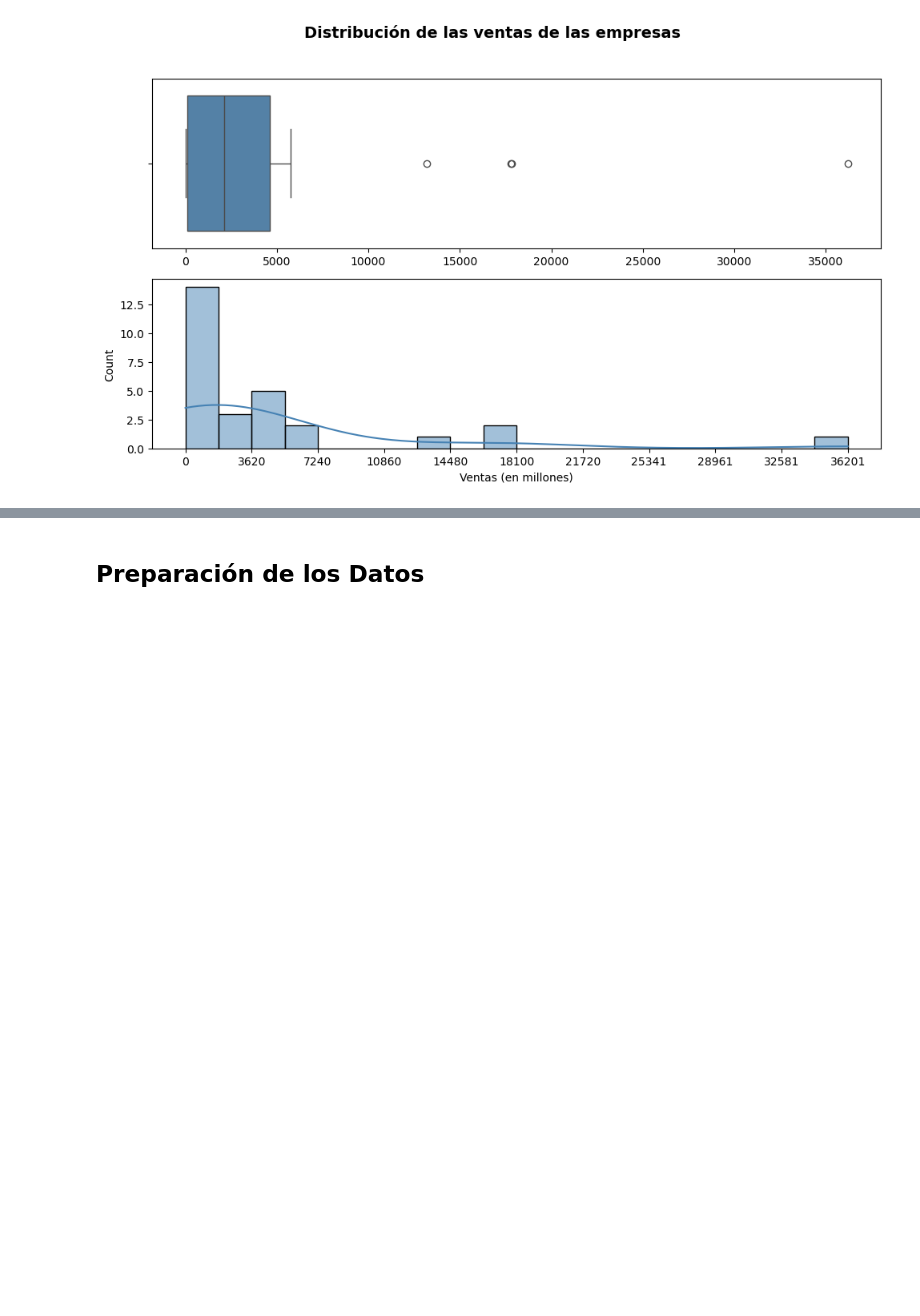
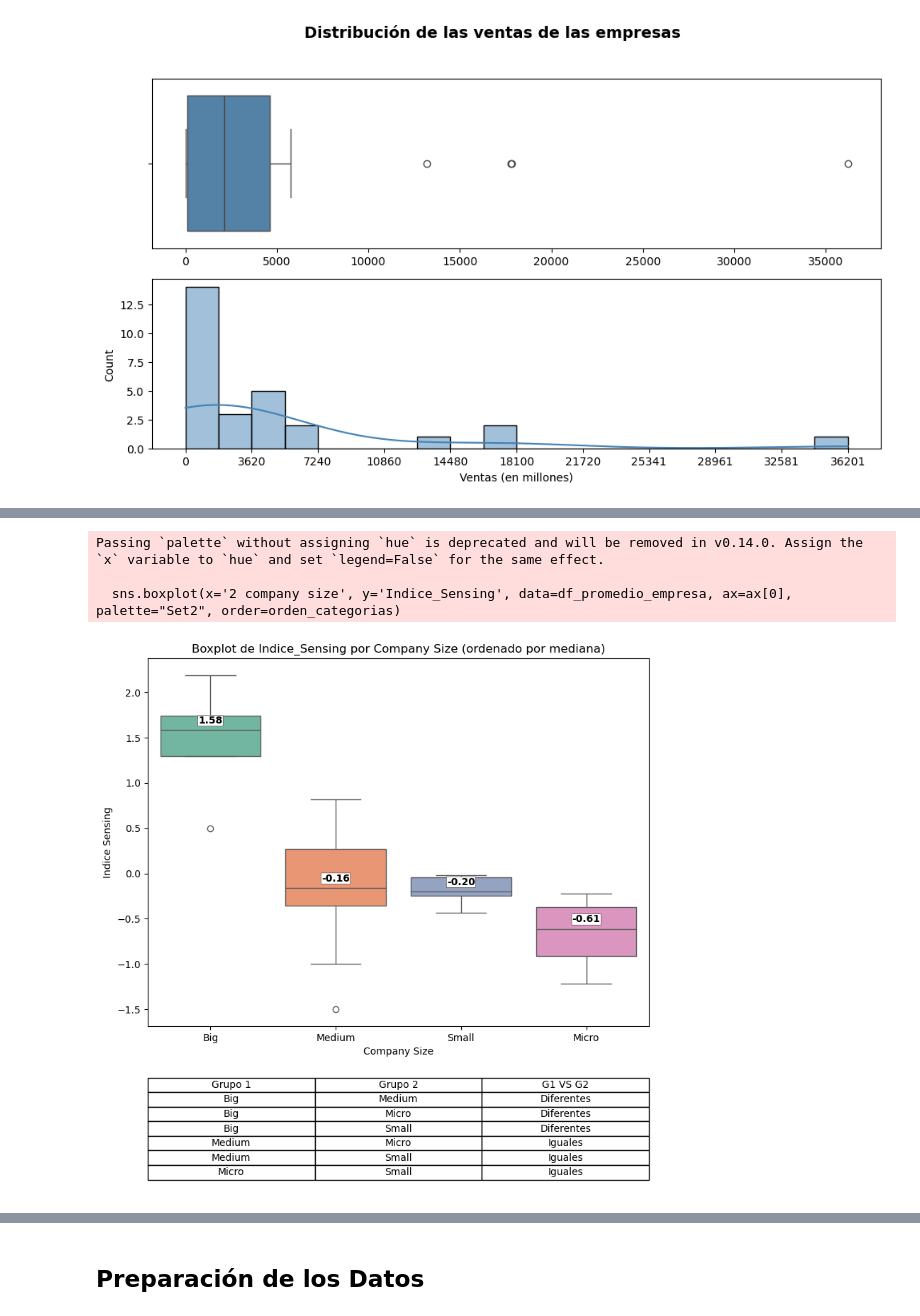
Before and after one commit to AlejaGuz/orange, a Jupyter notebook: Notebook_AFO_LFM.ipynb, the cells around one changed output, grey strips where cells are left out. Cells and saved outputs as stored; diff of their text form; code cells hidden in the pictures; blank space fills up the shorter version.

```diff
--- a/Notebook_AFO_LFM.ipynb
+++ b/Notebook_AFO_LFM.ipynb
@@ -500,0 +720,41 @@ plt.show()
+# %%
+# 1. Welch ANOVA + Games-Howell post-hoc
+posthoc = pg.pairwise_gameshowell(dv='Indice_Sensing', between='2 company size', data=df_promedio_empresa)
+posthoc['Interpretacion'] = posthoc['pval'].apply(lambda x: 'Diferentes' if x < 0.05 else 'Iguales')
+
+# 2. Calcular medianas por grupo y ordenar de mayor a menor
+medianas = df_promedio_empresa.groupby('2 company size')['Indice_Sensing'].median().reset_index()
+orden_categorias = medianas.sort_values('Indice_Sensing', ascending=False)['2 company size'].tolist()
+
+# 3. Crear figura (boxplot + tabla)
+fig, ax = plt.subplots(2, 1, figsize=(8, 8), gridspec_kw={'height_ratios': [3, 1]})
+
+# Boxplot ordenado por mediana
+sns.boxplot(x='2 company size', y='Indice_Sensing', data=df_promedio_empresa, ax=ax[0], palette="Set2", order=orden_categorias)
+ax[0].set_title("Boxplot de Indice_Sensing por Company Size (ordenado por mediana)")
+ax[0].set_xlabel("Company Size")
+ax[0].set_ylabel("Indice Sensing")
+
+# 4. Anotar las medianas (cuadro más pequeño)
+for i, row in medianas.iterrows():
+    idx = orden_categorias.index(row['2 company size'])  # Posición según orden
+    offset = 0.05  # Desplazamiento vertical
+    ax[0].text(idx, row['Indice_Sensing'] + offset,
+               f"{row['Indice_Sensing']:.2f}",
+               ha='center', va='bottom', fontweight='bold', color='black',
+               bbox=dict(facecolor='white', edgecolor='black', boxstyle='round,pad=0.05', linewidth=0.3))
+
+# 5. Tabla debajo del gráfico
+tabla = posthoc[['A', 'B', 'Interpretacion']]
+ax[1].axis('off')
+tabla_text = tabla.values.tolist()
+col_labels = ['Grupo 1', 'Grupo 2', 'G1 VS G2']
+ax[1].table(cellText=tabla_text, colLabels=col_labels, loc='center', cellLoc='center')
+
+plt.tight_layout()
+plt.show()
+# %% [output]
+Passing `palette` without assigning `hue` is deprecated and will be removed in v0.14.0. Assign the `x` variable to `hue` and set `legend=False` for the same effect.
+
+  sns.boxplot(x='2 company size', y='Indice_Sensing', data=df_promedio_empresa, ax=ax[0], palette="Set2", order=orden_categorias)
+[figure, added]
```
Also changed, not shown: parts of 14 cells of this notebook, 23 other files.
